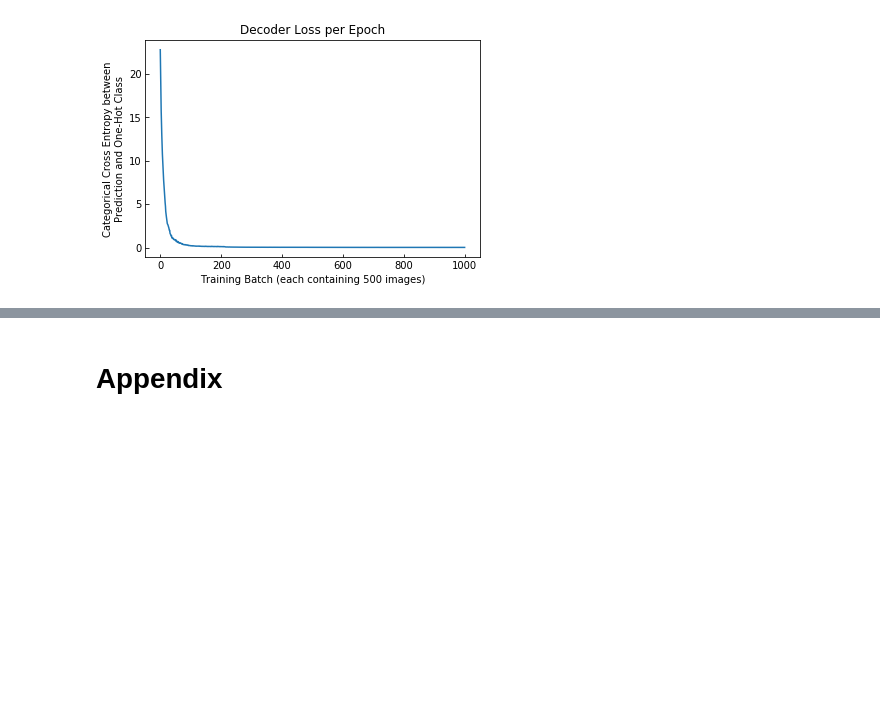
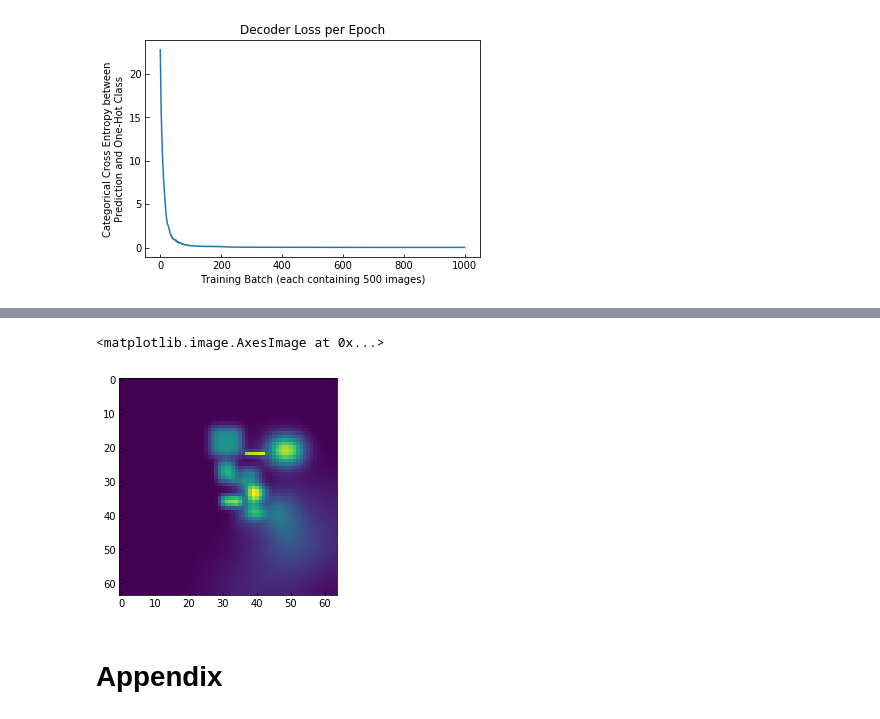
Before and after one commit to wjmn/bmedsc-exploratory, a Jupyter notebook: 03-psychophysics/index.ipynb, the cells around one changed output, grey strips where cells are left out. Saved outputs shown, nothing was run; the diff lists cells and outputs as text; code cells hidden in the pictures; blank space fills up the shorter version.

Commit message:
Integrated pretrained encoder + grid with digit experiment.

```diff
--- a/03-psychophysics/index.ipynb
+++ b/03-psychophysics/index.ipynb
@@ -503,14 +506,15 @@ config.IMAGE_SIZE = np.shape(imread(config.IMAGE_TEMPLATE.format(0)))
 config.IMAGE_SCALE = config.EXSIZE / config.IMAGE_SIZE[0]
 
 # `IMAGES` holds the original digit images.
-config.IMAGES = [cv2.cvtColor(cv2.resize(np.flipud(imread(config.IMAGE_TEMPLATE.format(digit))),
+config.IMAGES = [cv2.cvtColor(cv2.resize(imread(config.IMAGE_TEMPLATE.format(digit)),
                                          dsize=(config.INPUT_XSIZE, config.INPUT_YSIZE)),
                               cv2.COLOR_RGBA2RGB)
                             for digit in range(10)]
 
 # `STIMULI` contains a list of numpy arrays.
-# Each element in the list holds the image data (in greyscale at the moment)
-# for the digit equal to its index.
+# Each element in the list holds the image data
+# for the digit equal to its index. Normalised to
+# between -1 and 1
 config.STIMULI = [
     np.array(Image.fromarray(image).resize((config.EXSIZE, config.EYSIZE)))
     for image in config.IMAGES
@@ -684,7 +688,7 @@ if __name__ == "__main__":
 
                 # If this is a testing run, also draw the original image.
                 if config.TESTING:
-                    originalImage = visual.ImageStim(testWin, image=color.rgb2gray(image), size=(2,2))
+                    originalImage = visual.ImageStim(testWin, image=np.flipud(color.rgb2gray(image)), size=(2,2))
                     originalImage.draw(); testWin.flip()
 
                 # Clear the event buffer
@@ -706,13 +710,11 @@ if __name__ == "__main__":
                     while not keypressRaw:
                         # Set the stimulus in the right half of the grid
                         stimulus.setPos(0.20, 0)
-                        print(stimulus.vector)
-                        rendered = config.GRID.render(stimulus.vector)
+                        rendered = np.flipud(config.GRID.render(stimulus.vector))
                         imstim = visual.ImageStim(win, image=rendered, size = (2 * win.size[1] / win.size[0], 2))
                         imstim.draw(); win.flip()
 
                         keypresses = event.waitKeys(keyList=config.KEY_LIST, clearEvents=True)
-                        print(keypresses)
                         if keypresses:
                             keypressRaw = keypresses[0]
                 else:
@@ -740,7 +742,7 @@ if __name__ == "__main__":
                             mouseRecord.reset()
 
                         # Render the stimulus
-                        rendered = config.GRID.render(stimulus.vector)
+                        rendered = np.flipud(config.GRID.render(stimulus.vector))
 
                         # Create an image stimulus out of the rendered image.
                         # Then show the stimulus.
@@ -1301,3 +1303,6 @@ with open(grid_filepath, 'wb') as outfile:
     pickle.dump(grid, outfile)
 encoder.save(encoder_filepath)
 # encoder = tf.keras.models.load_model(encoder_filepath)
+# %%
+test_encoder_filepath = "./data/training-intermediate-data/training-encoders/2019-06-12_10-01_encoder_NonLinearInteractionGrid_12-12_64-64.h5"
+test_encoder = tf.keras.models.load_model(test_encoder_filepath)
@@ -1303,0 +1312,3 @@ encoder.save(encoder_filepath)
+# %%
+with open("./data/training-intermediate-data/training-grids/2019-06-12_10-01_grid_NonLinearInteractionGrid_12-12_64-64.pkl", 'rb') as infile:
+    test_grid = pickle.load(infile)
@@ -1304,3 +1335,8 @@ encoder.save(encoder_filepath)
+# %%
+plt.imshow(test_grid.render(test_encoder(np.array([display_digit_images[5]])).numpy().reshape((144,))))
+# %% [output]
+<matplotlib.image.AxesImage at 0x...>
+[figure, added]
 # %% [markdown]
 # Appendix
 # %% [markdown]
```
Also changed, not shown: parts of 3 cells of this notebook, 3 other files.
